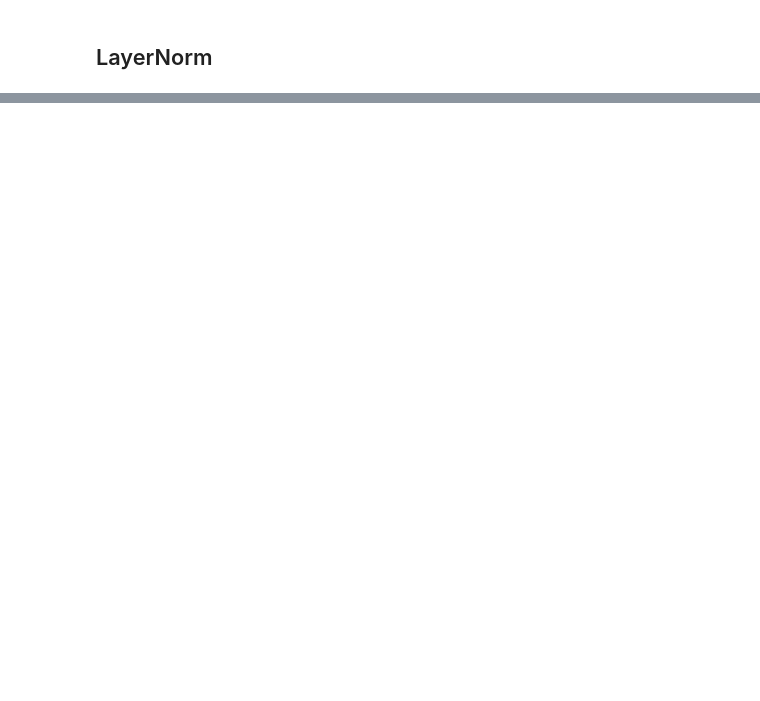
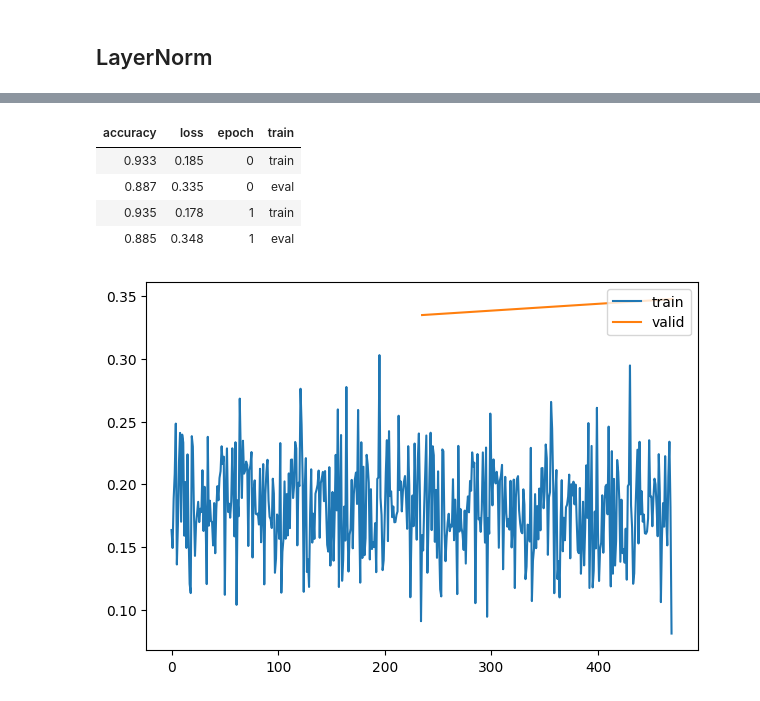
Before and after one commit to mtm-007/Deep-Learing-from-the-foundation-and-GEN_AI, a Jupyter notebook: initializing.ipynb, the cells around one changed output, grey strips where cells are left out. Cells and saved outputs as stored; diff of their text form; code cells hidden in the pictures; blank space fills up the shorter version.

```diff
--- a/initializing.ipynb
+++ b/initializing.ipynb
@@ -574,0 +641,10 @@ astats.plot_stats()
+# %%
+learn = MomentumLearner(model,dls,F.cross_entropy,lr=0.08,cbs=cbs)
+%time learn.fit(2)
+# %% [output]
+| accuracy | loss | epoch | train |
+| 0.933 | 0.185 | 0 | train |
+| 0.887 | 0.335 | 0 | eval |
+| 0.935 | 0.178 | 1 | train |
+| 0.885 | 0.348 | 1 | eval |
+[figure, added]
```
Also changed, not shown: parts of 30 cells of this notebook.
